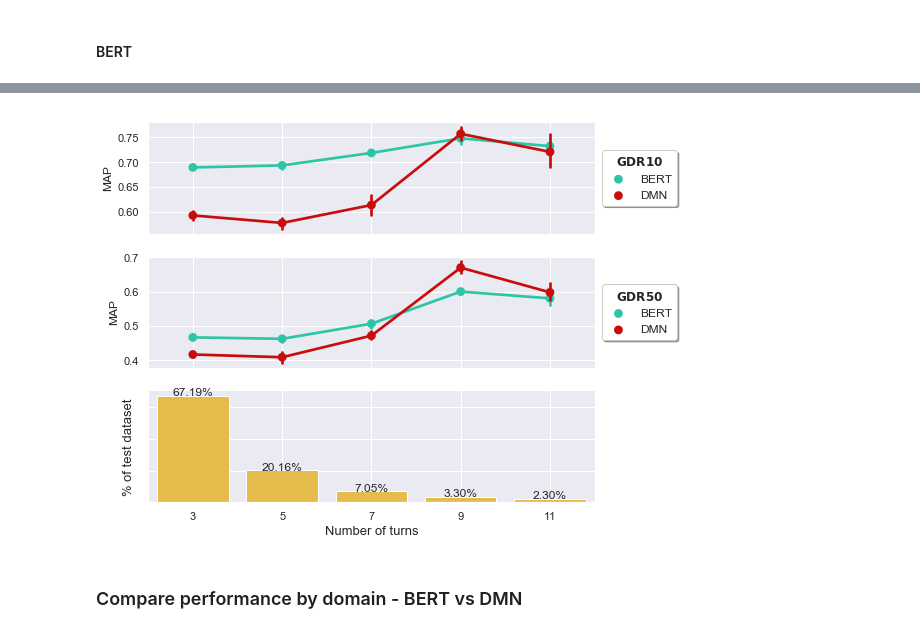
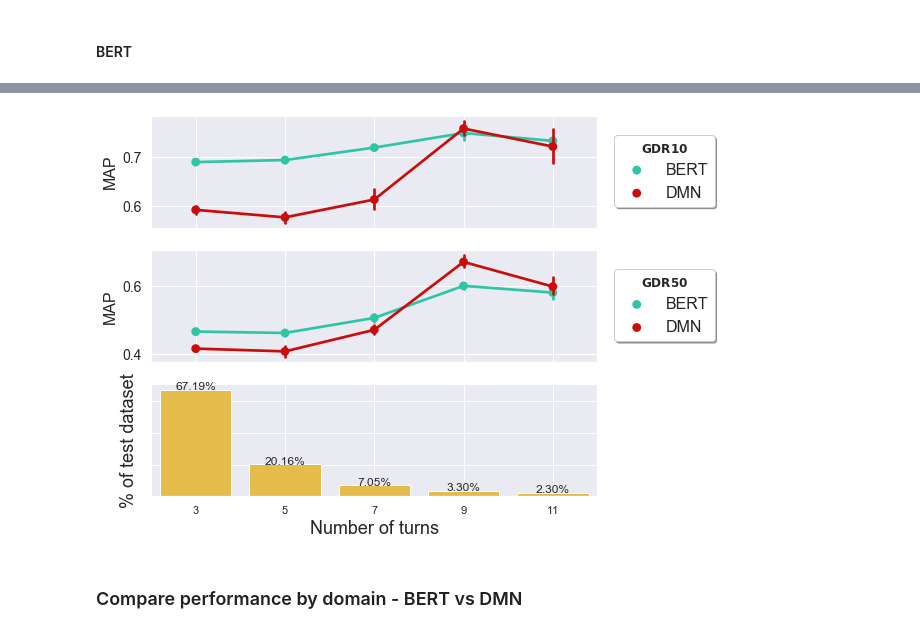
Before and after one commit to alexanderblnf/NeuralResponseRankingMTL, a Jupyter notebook: Visualizations.ipynb, the cells around one changed output, grey strips where cells are left out. Drawn from its saved outputs; the diff is of its cells as text; code cells hidden in the pictures.

```diff
--- a/Visualizations.ipynb
+++ b/Visualizations.ipynb
@@ -389,8 +431,8 @@ top_mistakes_multilabel = [{'intent': key , 'percentage': mistakes_multilabel_we
 ##### MTL_WEB
 # %%
 seeds = [10, 100, 1000, 10000, 100000]
-base_folder = 'predict_outputs/mantis_50/ModelInput_mtl_all/'
-prefix = 'dmn_cnn_mtl_all.predict.test.txt-'
+base_folder = 'predict_outputs/mantis_50/ModelInput_mtl_all_enriched/'
+prefix = 'dmn_cnn_mtl_all_enriched_web.predict.test.txt-'
 predict_results = []
 for seed in seeds:
     results = read_TREC_file(base_folder + prefix + str(seed))
@@ -566,8 +608,10 @@ ax1 = sns.pointplot(data=map_df_10, y='MAP', x='context_size', hue='model', ax=a
 ax[0].xaxis.grid(True)
 ax[0].get_xaxis().set_ticklabels([])
 ax[0].set_xlabel('')
+ax[0].tick_params(axis='both', which='major', labelsize=14)
+ax[0].set_ylabel('MAP',fontsize=16)
 
-legend = ax1.legend(loc='upper center', shadow=True, framealpha=1, fontsize=12, title=r'$\bf{CRR10}$', bbox_to_anchor=(1.1, 0.8))
+legend = ax1.legend(loc='upper center', shadow=True, framealpha=1, fontsize=16, title=r'$\bf{CRR10}$', bbox_to_anchor=(1.15, 0.9))
 frame = legend.get_frame()
 frame.set_facecolor('white')
 
@@ -576,8 +620,10 @@ ax2 = sns.pointplot(data=map_df_50, y='MAP', x='context_size', hue='model', ax=a
 ax[1].xaxis.grid(True)
 ax[1].get_xaxis().set_ticklabels([])
 ax[1].set_xlabel('')
+ax[1].tick_params(axis='both', which='major', labelsize=14)
+ax[1].set_ylabel('MAP',fontsize=16)
 
-legend = ax2.legend(loc='upper center', shadow=True, framealpha=1, fontsize=12, title=r'$\bf{CRR50}$', bbox_to_anchor=(1.1, 0.8))
+legend = ax2.legend(loc='upper center', shadow=True, framealpha=1, fontsize=16, title=r'$\bf{CRR50}$', bbox_to_anchor=(1.15, 0.9))
 frame = legend.get_frame()
 frame.set_facecolor('white')
 
@@ -586,11 +632,11 @@ ax[2].get_yaxis().set_ticklabels([])
 for p in ax3.patches:
     width, height = p.get_width(), p.get_height()
     x, y = p.get_xy()
-    ax3.annotate('{:.2%}'.format(height / 100), (p.get_x()+.5*width, p.get_y() + height + 0.01), ha = 'center')
+    ax3.annotate('{:.2%}'.format(height / 100), (p.get_x()+.5*width, p.get_y() + height + 0.01), ha = 'center', fontsize=16)
 
-plt.xlabel("Number of turns", fontsize=13)
-plt.ylabel("% of test dataset", fontsize=13)
+plt.xlabel("Number of turns", fontsize=18)
+plt.ylabel("% of test dataset", fontsize=18)
 plt.grid(True)
-# plt.savefig('Num_turns_performance_big_all.pdf', dpi=400, bbox_inches='tight')
+plt.savefig('Num_turns_performance_big_all.png', dpi=500, bbox_inches='tight')
 # ax.set(xlabel='Number of turns', ylabel='MAP')
 # %% [output]
@@ -719,39 +785,43 @@ sns.set(style='darkgrid')
 sns.set_palette(['#2ec5a6', '#c90d0d'])
 
 ax1 = sns.pointplot(data=map_df_web_10, y='MAP', x='context_size', hue='model', ax=ax[0], legend=False)
 # ax1.get_xaxis().set_visible(False)
 ax[0].xaxis.grid(True)
 ax[0].get_xaxis().set_ticklabels([])
 ax[0].set_xlabel('')
+ax[0].tick_params(axis='both', which='major', labelsize=14)
+ax[0].set_ylabel('MAP',fontsize=16)
 
-legend = ax1.legend(loc='upper center', shadow=True, framealpha=1, fontsize=12, title=r'$\bf{GDR10}$', bbox_to_anchor=(1.1, 0.8))
+legend = ax1.legend(loc='upper center', shadow=True, framealpha=1, fontsize=16, title=r'$\bf{GDR10}$', bbox_to_anchor=(1.15, 0.9))
 frame = legend.get_frame()
 frame.set_facecolor('white')
 
 ax2 = sns.pointplot(data=map_df_web_50, y='MAP', x='context_size', hue='model', ax=ax[1], legend=False)
 # ax1.get_xaxis().set_visible(False)
 ax[1].xaxis.grid(True)
 ax[1].get_xaxis().set_ticklabels([])
 ax[1].set_xlabel('')
+ax[1].tick_params(axis='both', which='major', labelsize=14)
+ax[1].set_ylabel('MAP',fontsize=16)
 
-legend = ax2.legend(loc='upper center', shadow=True, framealpha=1, fontsize=12, title=r'$\bf{GDR50}$', bbox_to_anchor=(1.1, 0.8))
+legend = ax2.legend(loc='upper center', shadow=True, framealpha=1, fontsize=16, title=r'$\bf{GDR50}$', bbox_to_anchor=(1.15, 0.9))
 frame = legend.get_frame()
 frame.set_facecolor('white')
 
 ax3 = sns.barplot(data=context_size_occ_df, x='context_size', y='occurences', ax=ax[2], color='#ffc631')
 ax[2].get_yaxis().set_ticklabels([])
 for p in ax3.patches:
     width, height = p.get_width(), p.get_height()
     x, y = p.get_xy()
     ax3.annotate('{:.2%}'.format(height / 100), (p.get_x()+.5*width, p.get_y() + height + 0.01), ha = 'center')
 
-plt.xlabel("Number of turns", fontsize=13)
-plt.ylabel("% of test dataset", fontsize=13)
+plt.xlabel("Number of turns", fontsize=18)
+plt.ylabel("% of test dataset", fontsize=18)
 plt.grid(True)
-plt.savefig('Num_turns_performance_web.pdf', dpi=400, bbox_inches='tight')
+plt.savefig('Num_turns_performance_web.png', dpi=500, bbox_inches='tight')
 # ax.set(xlabel='Number of turns', ylabel='MAP')
 # %% [output]
-[figure, old version]
+[figure, new version]
 # %% [markdown]
 ### Compare performance by domain - BERT vs DMN
 # %% [markdown]
```
Also changed, not shown: parts of 15 cells of this notebook, 1 other file.
